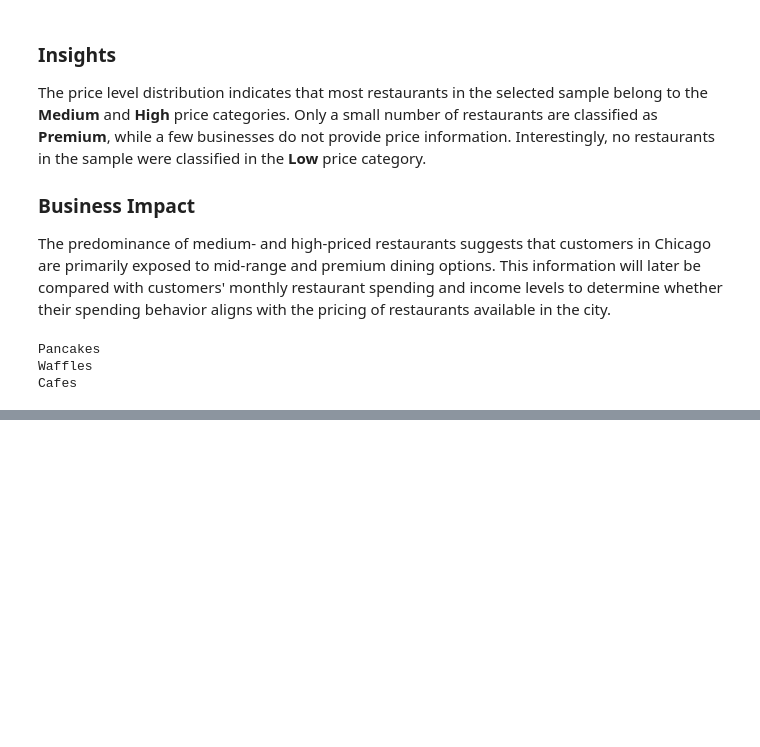
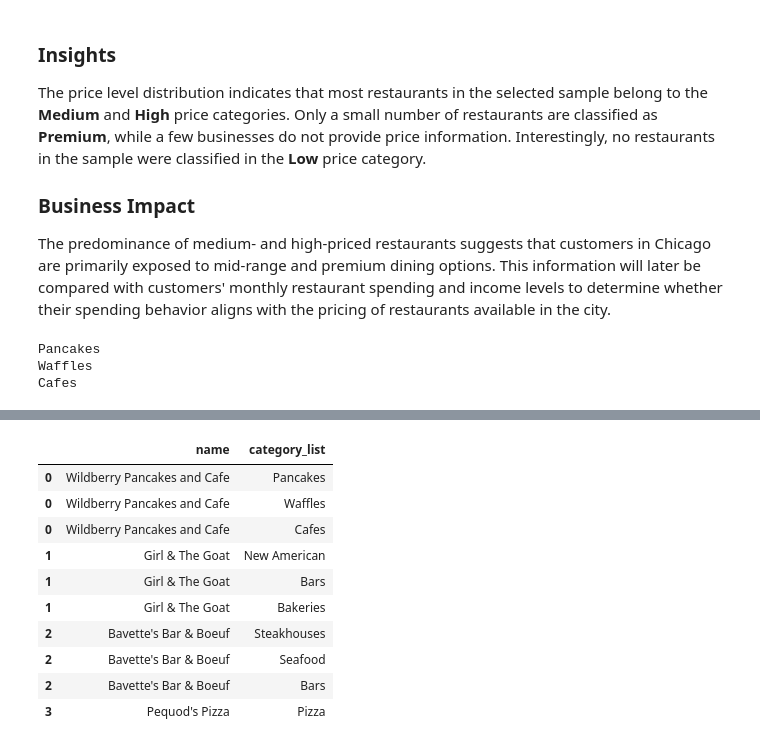
Before and after one commit to Dcuastumal/restaurant-customer-analysis, a Jupyter notebook: notebooks/02_yelp_eda.ipynb, the cells around one changed output, grey strips where cells are left out. Saved outputs shown, nothing was run; the diff lists cells and outputs as text; code cells hidden in the pictures; blank space fills up the shorter version.

```diff
--- a/notebooks/02_yelp_eda.ipynb
+++ b/notebooks/02_yelp_eda.ipynb
@@ -275,0 +299,16 @@ KeyError: 'category_list'
+# %%
+category_df[
+    ["name", "category_list"]
+].head(10)
+# %% [output]
+|  | name | category_list |
+| 0 | Wildberry Pancakes and Cafe | Pancakes |
+| 0 | Wildberry Pancakes and Cafe | Waffles |
+| 0 | Wildberry Pancakes and Cafe | Cafes |
+| 1 | Girl & The Goat | New American |
+| 1 | Girl & The Goat | Bars |
+| 1 | Girl & The Goat | Bakeries |
+| 2 | Bavette's Bar & Boeuf | Steakhouses |
+| 2 | Bavette's Bar & Boeuf | Seafood |
+| 2 | Bavette's Bar & Boeuf | Bars |
+| 3 | Pequod's Pizza | Pizza |
```
Also changed, not shown: parts of 22 cells of this notebook.
